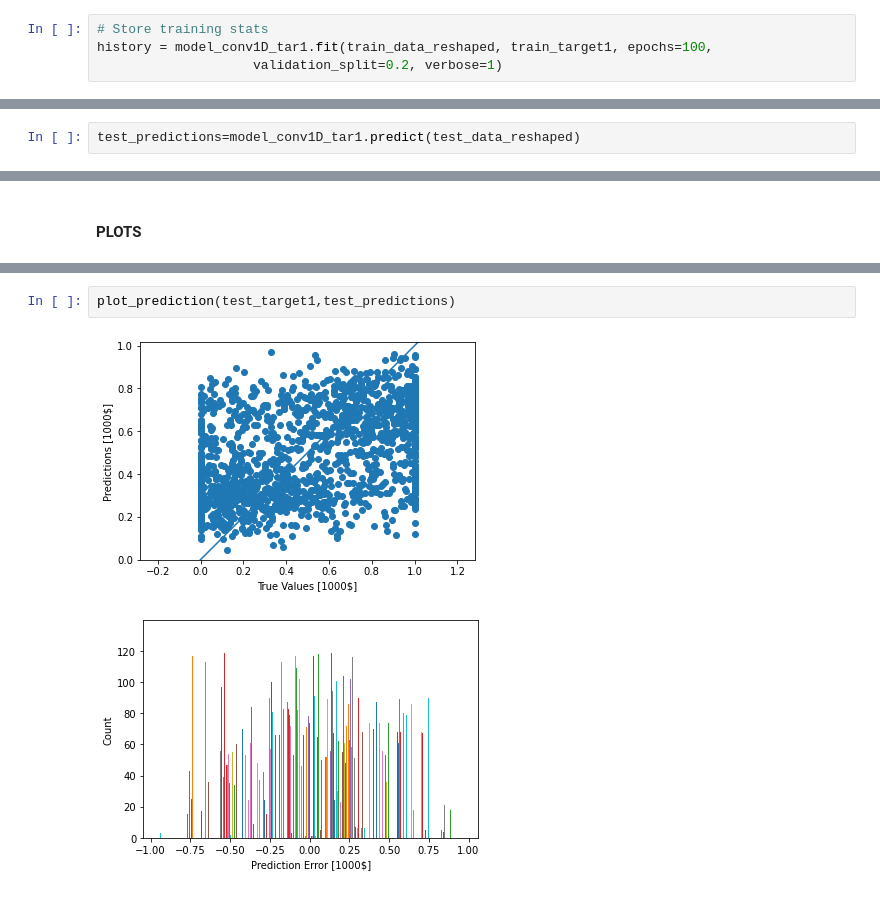
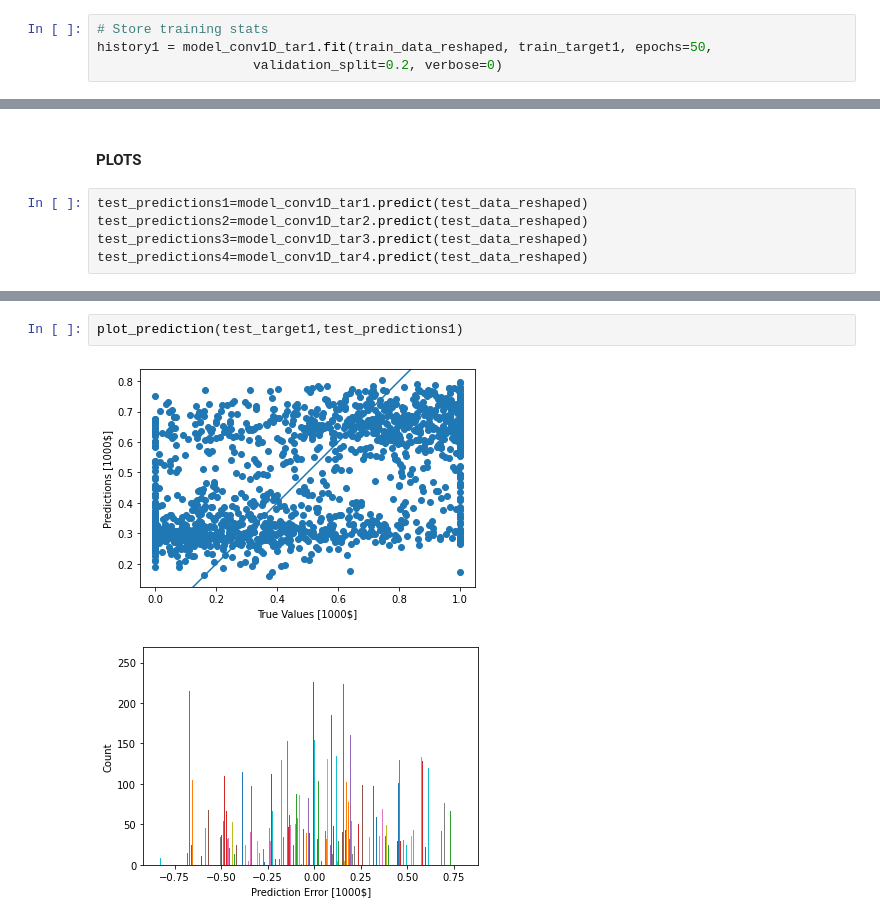
Before and after one commit to dialectic/Navigation_LearnEngine, a Jupyter notebook: Navigation_ConvNN.ipynb, the cells around one changed output, grey strips where cells are left out. Saved outputs shown, nothing was run; the diff lists cells and outputs as text.

```diff
--- a/Navigation_ConvNN.ipynb
+++ b/Navigation_ConvNN.ipynb
@@ -114,5 +126,5 @@ Non-trainable params: 0
 _________________________________________________________________
 # %%
 # Store training stats
-history = model_conv1D_tar1.fit(train_data_reshaped, train_target1, epochs=100,
-                    validation_split=0.2, verbose=1)
+history1 = model_conv1D_tar1.fit(train_data_reshaped, train_target1, epochs=50,
+                    validation_split=0.2, verbose=0)
@@ -137,2 +130,0 @@ Epoch 100/100
-# %%
-test_predictions=model_conv1D_tar1.predict(test_data_reshaped)
@@ -177,2 +206,7 @@ plot_history(history)
 # %% [markdown]
 #### PLOTS
+# %%
+test_predictions1=model_conv1D_tar1.predict(test_data_reshaped)
+test_predictions2=model_conv1D_tar2.predict(test_data_reshaped)
+test_predictions3=model_conv1D_tar3.predict(test_data_reshaped)
+test_predictions4=model_conv1D_tar4.predict(test_data_reshaped)
@@ -179,5 +218,5 @@ plot_history(history)
 # %%
-plot_prediction(test_target1,test_predictions)
+plot_prediction(test_target1,test_predictions1)
 # %% [output]
-[figure, old version]
+[figure, new version]
-[figure, old version]
+[figure, new version]
```
Also changed, not shown: parts of 24 cells of this notebook, 20 other files.
